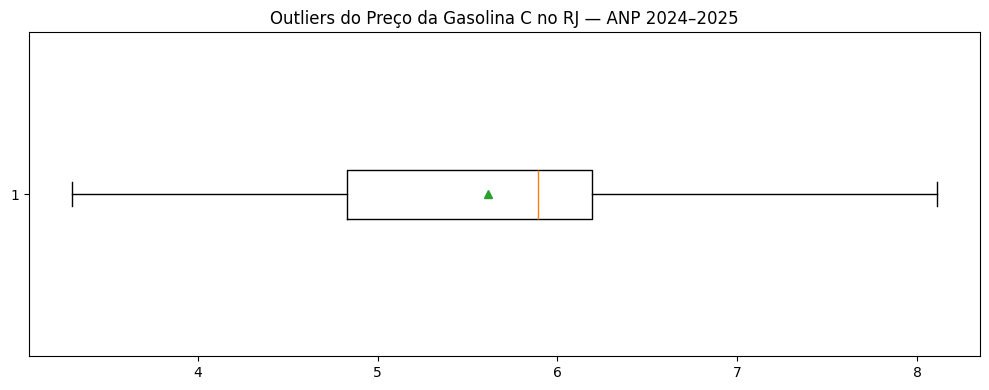
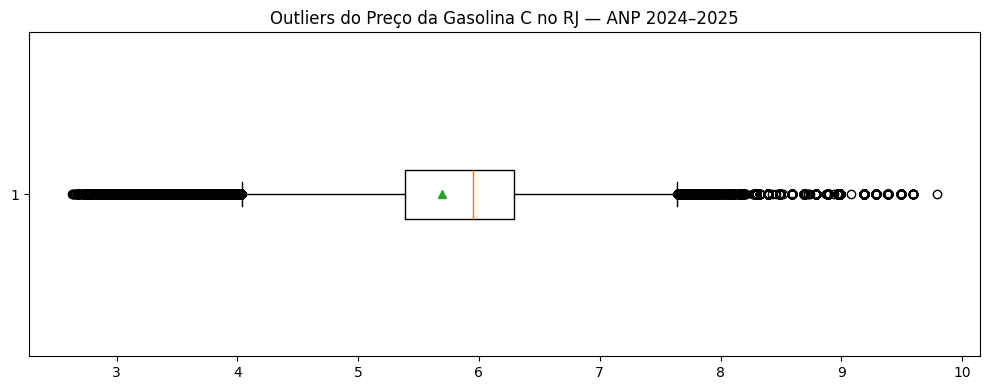
Unified diff of the notebook cell whose output changed from the first chart to the second:
--- before
+++ after
@@ -1,3 +1,3 @@
-#array_valor_outlier = np.array(df['Valor de Venda'])
+# Cálculo dos outliers usando o método do IQR
 array_valor_outlier = np.array(df['Valor de Venda'].dropna())
 q1 = np.percentile(array_valor_outlier, 25)
@@ -6,14 +6,50 @@
 limite_superior = q3 + (1.5 * iqr)
 limite_inferior = q1 - (1.5 * iqr)
-#print(q1)
-#print(q3)
-
+print(f'q1: {q1:.2f}')
+print(f'q3: {q3:.2f}')
+print(f'IQR: {iqr:.2f}')
+print(f'Limite Superior: {limite_superior:.2f}')
+print(f'Limite Inferior: {limite_inferior:.2f}')
 
 # Gráfico
 plt.figure(figsize=(10, 4))
-#plt.boxplot(df_rj['Valor de Venda'].dropna(),vert=True)
-plt.boxplot(df_rj['Valor de Venda'].dropna(),vert=False, showmeans=True)
+plt.boxplot(df['Valor de Venda'].dropna(),vert=False, showmeans=True)
 plt.title('Outliers do Preço da Gasolina C no RJ — ANP 2024–2025')
 plt.tight_layout()
 plt.show()
 
+print('RESPOSTA COM IA:\n')
+
+import matplotlib.pyplot as plt
+import numpy as np
+
+# Filtrar os preços de venda válidos (removendo NaN)
+precos_validos = df['Valor de Venda'].dropna()
+
+# Cálculo dos quartis e do IQR
+q1 = np.percentile(precos_validos, 25)
+q3 = np.percentile(precos_validos, 75)
+iqr = q3 - q1
+
+limite_superior = q3 + (1.5 * iqr)
+limite_inferior = q1 - (1.5 * iqr)
+
+# Imprimir os resultados
+print(f'q1: R$ {q1:.2f}')
+print(f'q3: R$ {q3:.2f}')
+print(f'IQR: {iqr:.2f}')
+print(f'Limite Superior: R$ {limite_superior:.2f}')
+print(f'Limite Inferior: R$ {limite_inferior:.2f}')
+
+# Gráfico enriquecido
+plt.figure(figsize=(10, 4))
+plt.boxplot(precos_validos, vert=False, showmeans=True)
+
+# Adicionar linhas verticais para os limites
+plt.axvline(limite_superior, color='red', linestyle='--', label=f'Lim. Superior (R$ {limite_superior:.2f})')
+plt.axvline(limite_inferior, color='red', linestyle='--', label=f'Lim. Inferior (R$ {limite_inferior:.2f})')
+# Adicionar anotações para os quartis
+plt.title('Outliers do Preço da Gasolina C no RJ — ANP 2024–2025')
+plt.legend() # Mostra a legenda das linhas de limite
+plt.tight_layout()
+plt.show()

Commit: senac-ad-2026